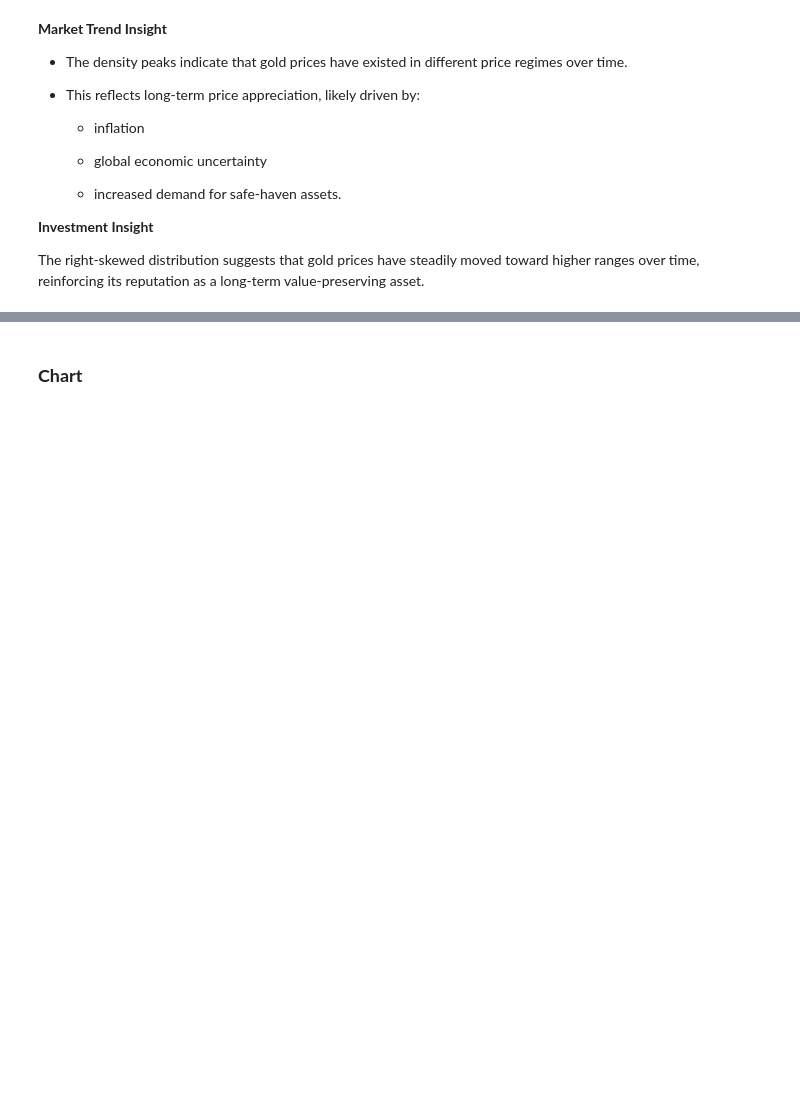
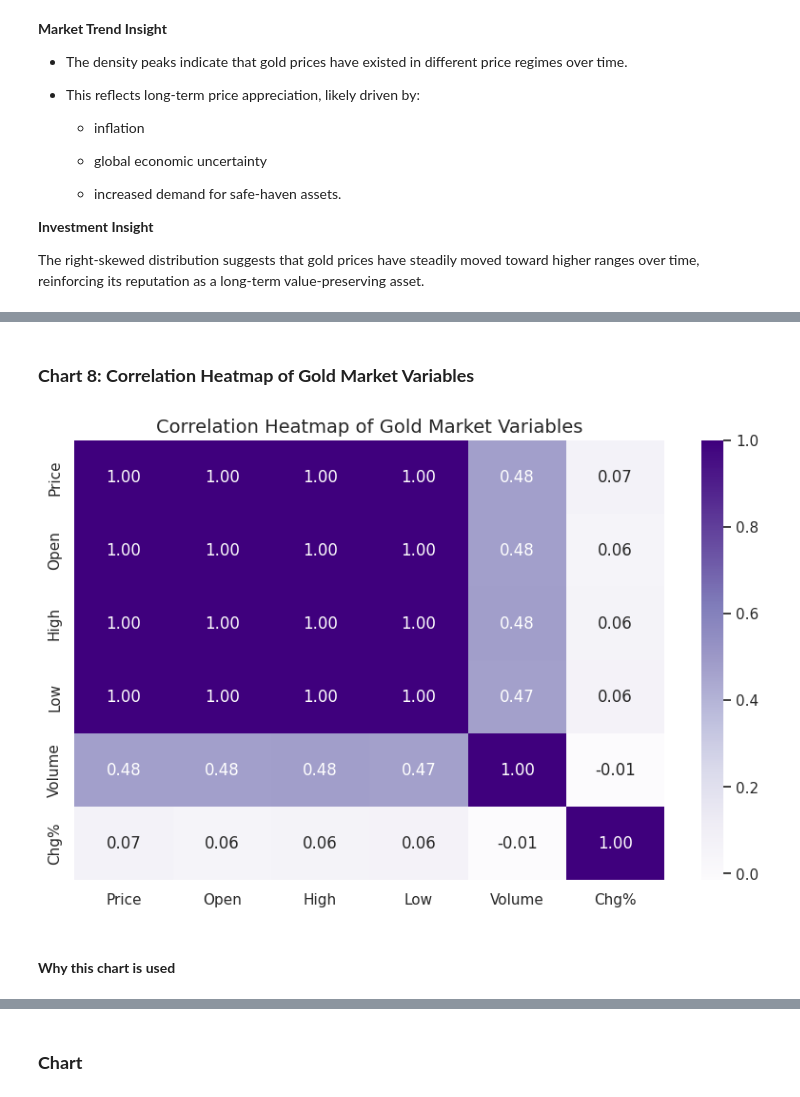
Before and after one commit to Sagarjain93/Machine-Learning-Portfolio, a Jupyter notebook: 03_ML_Practice/Gold_Price_Prediction_Forecasting/03_notebook/02_eda.ipynb, the cells around one changed output, grey strips where cells are left out. Cells and saved outputs as stored; diff of their text form; code cells hidden in the pictures; blank space fills up the shorter version.

```diff
--- a/03_ML_Practice/Gold_Price_Prediction_Forecasting/03_notebook/02_eda.ipynb
+++ b/03_ML_Practice/Gold_Price_Prediction_Forecasting/03_notebook/02_eda.ipynb
@@ -675,0 +818,29 @@ The right-skewed distribution suggests that gold prices have steadily moved towa
+# %% [markdown]
+### **Chart 8: Correlation Heatmap of Gold Market Variables**
+# %%
+# Chart 8: Correlation Heatmap of Gold Market Variables
+
+# This chart shows the correlation between numerical variables
+# in the dataset. It helps identify which variables move together
+# and which ones are independent.
+
+plt.figure(figsize=(10,6))  # set figure size
+
+# Calculate correlation matrix
+correlation_matrix = df.corr()
+
+# Heatmap visualization
+sns.heatmap(correlation_matrix,
+            annot=True,        # show correlation values
+            cmap="Purples",    # purple theme
+            fmt=".2f")         # show values with 2 decimal places
+
+# Chart title
+plt.title("Correlation Heatmap of Gold Market Variables", fontsize=14)
+
+# Display chart
+plt.show()
+# %% [output]
+[figure, added]
+# %% [markdown]
+#### **Why this chart is used**
```
Also changed, not shown: parts of 59 cells of this notebook.
